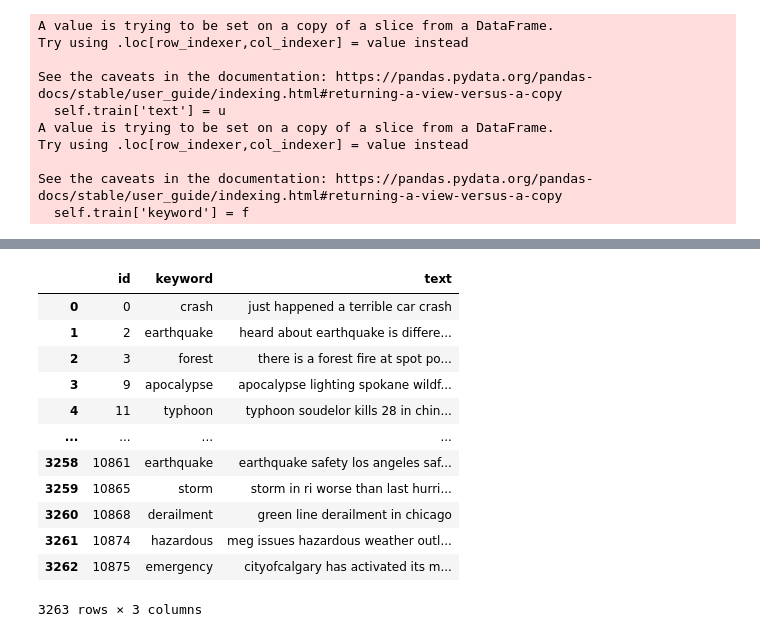
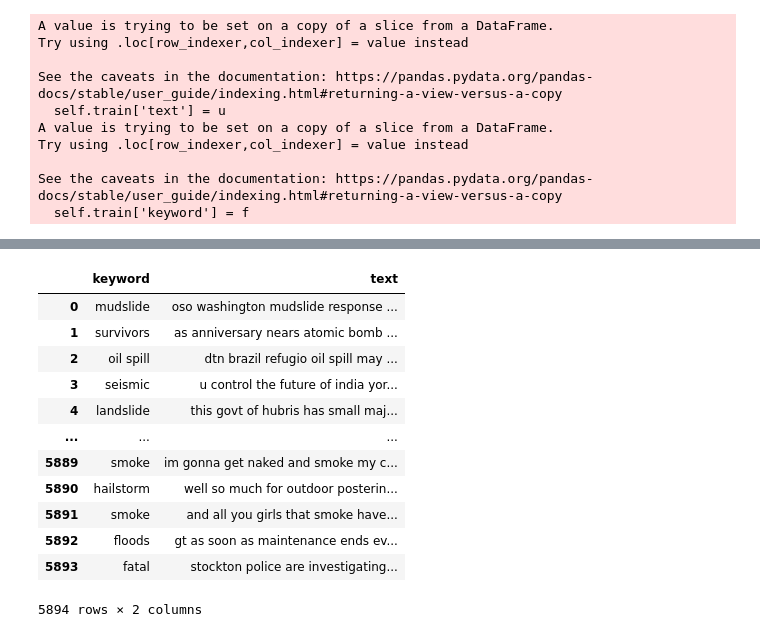
Before and after one commit to 160808037/assignment-repositry, a Jupyter notebook: beginning of nlp.ipynb, the cells around one changed output, grey strips where cells are left out. Cells and saved outputs as stored; diff of their text form; code cells hidden in the pictures.

```diff
--- a/beginning of nlp.ipynb
+++ b/beginning of nlp.ipynb
@@ -101,6 +101,14 @@ class preprocess():
                 c+=1
             dataset['keyword'] = f
             dataset = dataset.drop(['location'],axis = 1)
+            dataset = dataset.sample(frac=1).reset_index(drop=True)
+            aa = []
+            for i in dataset['keyword']:
+                if "%20" in i:
+                    aa.append(i.replace('%20'," "))
+                else:
+                    aa.append(i)
+            dataset['keyword'] = aa
             return dataset
 
         if self.test == False and self.validation == True:
@@ -135,6 +143,13 @@ class preprocess():
                 c+=1
             self.train['keyword'] = f
             self.train = self.train.drop(['location'],axis = 1)
+            aa = []
+            for i in self.train['keyword']:
+                if "%20" in i:
+                    aa.append(i.replace('%20'," "))
+                else:
+                    aa.append(i)
+            self.train['keyword'] = aa
             return self.train
 
         if self.test == True and self.validation == False:
@@ -169,6 +184,13 @@ class preprocess():
                 c+=1
             self.train['keyword'] = f
             self.train = self.train.drop(['location'],axis = 1)
+            aa = []
+            for i in self.train['keyword']:
+                if "%20" in i:
+                    aa.append(i.replace('%20'," "))
+                else:
+                    aa.append(i)
+            self.train['keyword'] = aa
             return self.train
 # %%
 p = preprocess(df,train)
@@ -225,16 +214,0 @@ newval
-# %%
-newtest
-# %% [output]
-|  | id | keyword | text |
-| 0 | 0 | crash | just happened a terrible car crash |
-| 1 | 2 | earthquake | heard about earthquake is differe... |
-| 2 | 3 | forest | there is a forest fire at spot po... |
-| 3 | 9 | apocalypse | apocalypse lighting spokane wildf... |
-| 4 | 11 | typhoon | typhoon soudelor kills 28 in chin... |
-| ... | ... | ... | ... |
-| 3258 | 10861 | earthquake | earthquake safety los angeles saf... |
-| 3259 | 10865 | storm | storm in ri worse than last hurri... |
-| 3260 | 10868 | derailment | green line derailment in chicago |
-| 3261 | 10874 | hazardous | meg issues hazardous weather outl... |
-| 3262 | 10875 | emergency | cityofcalgary has activated its m... |
-3263 rows × 3 columns
@@ -240,0 +221,16 @@ newtest
+# %%
+newtrainX
+# %% [output]
+|  | keyword | text |
+| 0 | mudslide | oso washington mudslide response ... |
+| 1 | survivors | as anniversary nears atomic bomb ... |
+| 2 | oil spill | dtn brazil refugio oil spill may ... |
+| 3 | seismic | u control the future of india yor... |
+| 4 | landslide | this govt of hubris has small maj... |
+| ... | ... | ... |
+| 5889 | smoke | im gonna get naked and smoke my c... |
+| 5890 | hailstorm | well so much for outdoor posterin... |
+| 5891 | smoke | and all you girls that smoke have... |
+| 5892 | floods | gt as soon as maintenance ends ev... |
+| 5893 | fatal | stockton police are investigating... |
+5894 rows × 2 columns
```
Also changed, not shown: parts of 25 cells of this notebook.
